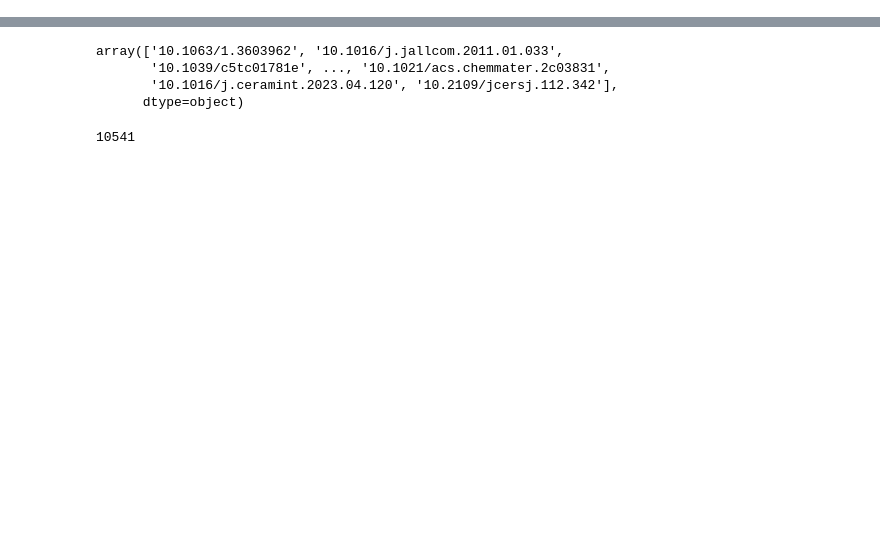
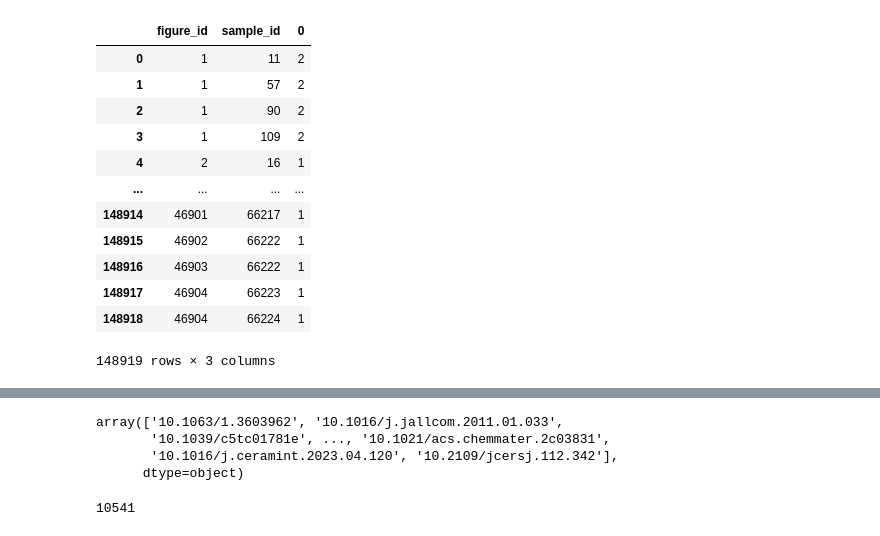
Before and after one commit to starrydata/starrydata-data-builder, a Jupyter notebook: notebook/all_curves.ipynb, the cells around one changed output, grey strips where cells are left out. Saved outputs shown, nothing was run; the diff lists cells and outputs as text; code cells hidden in the pictures; blank space fills up the shorter version.

```diff
--- a/notebook/all_curves.ipynb
+++ b/notebook/all_curves.ipynb
@@ -28,3 +27,19 @@ Name: project_names, dtype: int64
+# %%
+df.groupby(['figure_id', 'sample_id']).size().reset_index()
+# %% [output]
+|  | figure_id | sample_id | 0 |
+| 0 | 1 | 11 | 2 |
+| 1 | 1 | 57 | 2 |
+| 2 | 1 | 90 | 2 |
+| 3 | 1 | 109 | 2 |
+| 4 | 2 | 16 | 1 |
+| ... | ... | ... | ... |
+| 148914 | 46901 | 66217 | 1 |
+| 148915 | 46902 | 66222 | 1 |
+| 148916 | 46903 | 66222 | 1 |
+| 148917 | 46904 | 66223 | 1 |
+| 148918 | 46904 | 66224 | 1 |
+148919 rows × 3 columns
 # %%
 df
 # %% [output]
```
Also changed, not shown: parts of 3 cells of this notebook, 3 other files.
